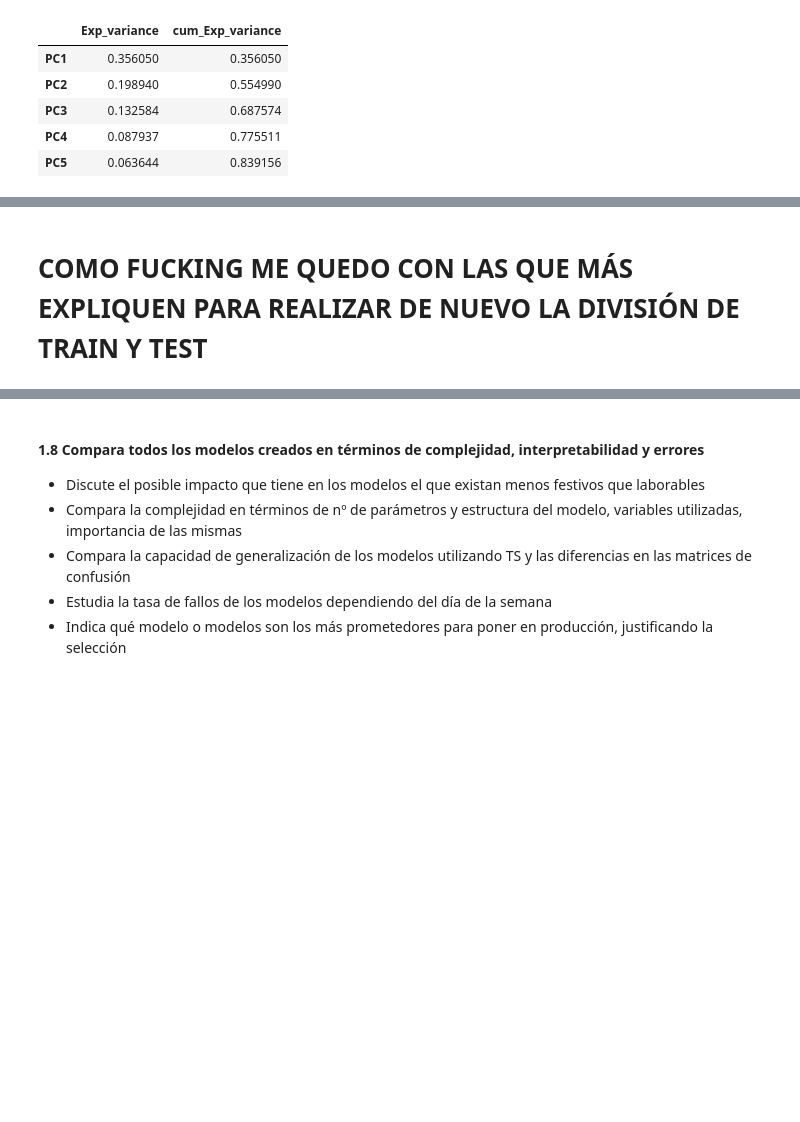
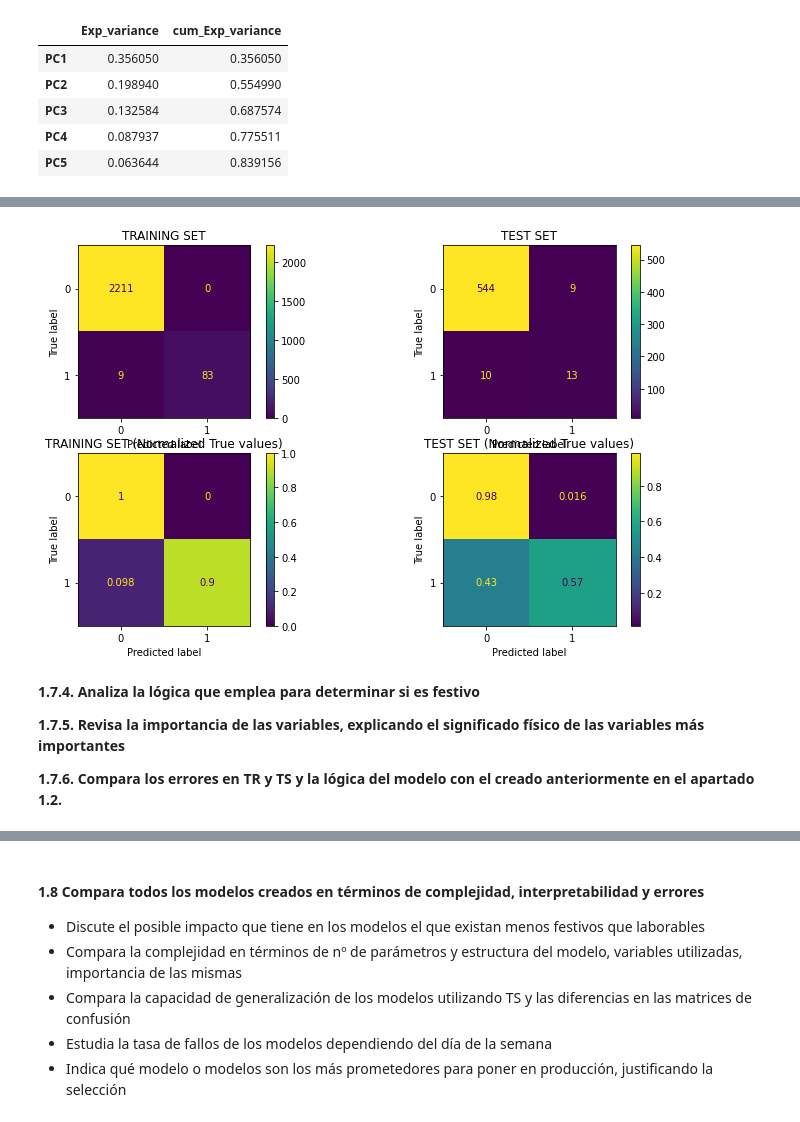
Before and after one commit to maroacc/ensemble, a Jupyter notebook: ass1_ML2_GRUPO_Ana.ipynb, the cells around one changed output, grey strips where cells are left out. Cells and saved outputs as stored; diff of their text form; code cells hidden in the pictures; blank space fills up the shorter version.

```diff
--- a/ass1_ML2_GRUPO_Ana.ipynb
+++ b/ass1_ML2_GRUPO_Ana.ipynb
@@ -908,0 +959,21 @@ ValueError: Invalid parameter min_impurity_split for estimator DecisionTreeClass
+# %%
+clf = tree_fit.best_estimator_['DT']
+y_train_pred = clf.predict(X_train[INPUTS_DT]).tolist()
+y_test_pred = clf.predict(X_test[INPUTS_DT]).tolist()
+
+# main metrics
+# Se calcula la precisión y la precisión equilibrada
+acc_tr = metrics.accuracy_score(y_train,y_train_pred)
+acc_ts = metrics.accuracy_score(y_test,y_test_pred)
+
+acc_bal_tr = metrics.balanced_accuracy_score(y_train,y_train_pred)
+acc_bal_ts = metrics.balanced_accuracy_score(y_test,y_test_pred)
+
+dfacc =  pd.DataFrame([[acc_tr, acc_ts], [acc_bal_tr, acc_bal_ts]], index= ['Accuracy', 'Balanced accuracy'],  columns=['TR', 'TS'])
+print(dfacc)
+
+# Se crean las confusion matrixs
+print('\nMETRICS TRAINING:')
+CT.confusion_matrix(y_train, y_train_pred, labels=[1, 0])
+print('\nMETRICS TEST SET:')
+CT.confusion_matrix(y_test, y_test_pred, labels=[1, 0])
@@ -909,2 +998,28 @@ ValueError: Invalid parameter min_impurity_split for estimator DecisionTreeClass
+# %%
+fig = plt.figure(figsize=(12, 7))
+
+ax = plt.subplot(2,2,1)
+ConfusionMatrixDisplay.from_estimator(clf, X_train, y_train, ax = ax)
+plt.title ('TRAINING SET')
+
+ax = plt.subplot(2,2,2)
+ConfusionMatrixDisplay.from_estimator(clf, X_test, y_test, ax = ax)
+plt.title ('TEST SET')
+
+ax = plt.subplot(2,2,3)
+ConfusionMatrixDisplay.from_estimator(clf, X_train, y_train, ax = ax, normalize = 'true')
+plt.title ('TRAINING SET (Normalized True values)')
+
+ax = plt.subplot(2,2,4)
+ConfusionMatrixDisplay.from_estimator(clf, X_test, y_test, ax = ax, normalize = 'true')
+plt.title ('TEST SET (Normalized True values)')
+
+plt.show()
+# %% [output]
+[figure, added]
 # %% [markdown]
-# COMO FUCKING ME QUEDO CON LAS QUE MÁS EXPLIQUEN PARA REALIZAR DE NUEVO LA DIVISIÓN DE TRAIN Y TEST
+**1.7.4. Analiza la lógica que emplea para determinar si es festivo**
+
+**1.7.5. Revisa la importancia de las variables, explicando el significado físico de las variables más importantes**
+
+**1.7.6. Compara los errores en TR y TS y la lógica del modelo con el creado anteriormente en el apartado 1.2.**
```
Also changed, not shown: parts of 17 cells of this notebook, 2 other files.
